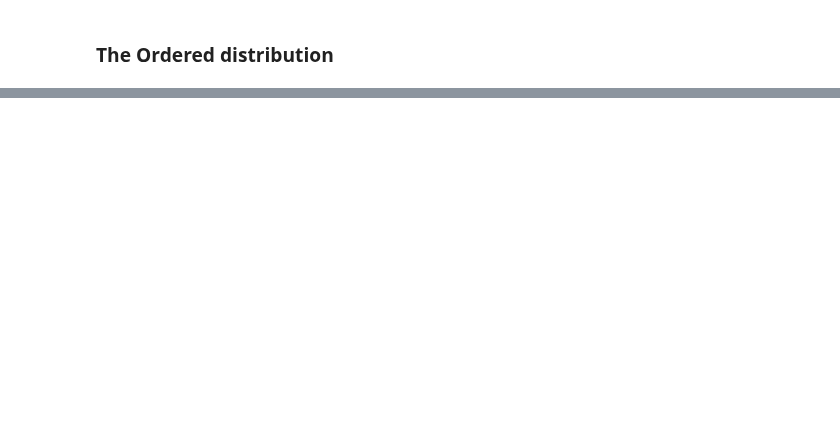
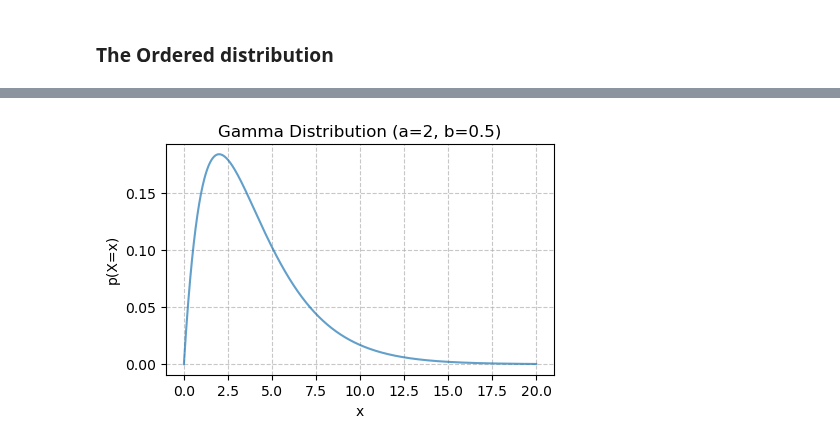
Before and after one commit to elizavetasemenova/prob-epi, a Jupyter notebook: 04_probability_distributions.ipynb, the cells around one changed output, grey strips where cells are left out. Saved outputs shown, nothing was run; the diff lists cells and outputs as text; code cells hidden in the pictures; blank space fills up the shorter version.

```diff
--- a/04_probability_distributions.ipynb
+++ b/04_probability_distributions.ipynb
@@ -299,0 +405,26 @@ binomial_vis(rng, p=0.2, n=100, x_ticks=False)
+# %%
+def gamma_vis(a, b, x_ticks=True):
+
+    gamma = dist.Gamma(a, b)
+
+    x_values = jnp.linspace(0, 20, 1000)
+
+    pmf_values = jnp.exp(gamma.log_prob(x_values))
+
+    # Create a bar plot (PMF plot)
+    fig = plt.figure(dpi=100, figsize=(5, 3))
+    plt.plot(x_values, pmf_values, alpha=0.7)
+    plt.xlabel('x')
+    plt.ylabel('p(X=x)')
+    plt.title(f'Gamma Distribution (a={a}, b={b})')
+    if x_ticks:
+        plt.xticks(x_values)
+    plt.grid(axis='y', linestyle='--', alpha=0.7)
+    plt.grid(axis='x', linestyle='--', alpha=0.7)
+    #plt.grid(0.3)
+
+    plt.show()
+
+gamma_vis(a=2, b=0.5, x_ticks=False)
+# %% [output]
+[figure, added]
```
Also changed, not shown: parts of 36 cells of this notebook.
